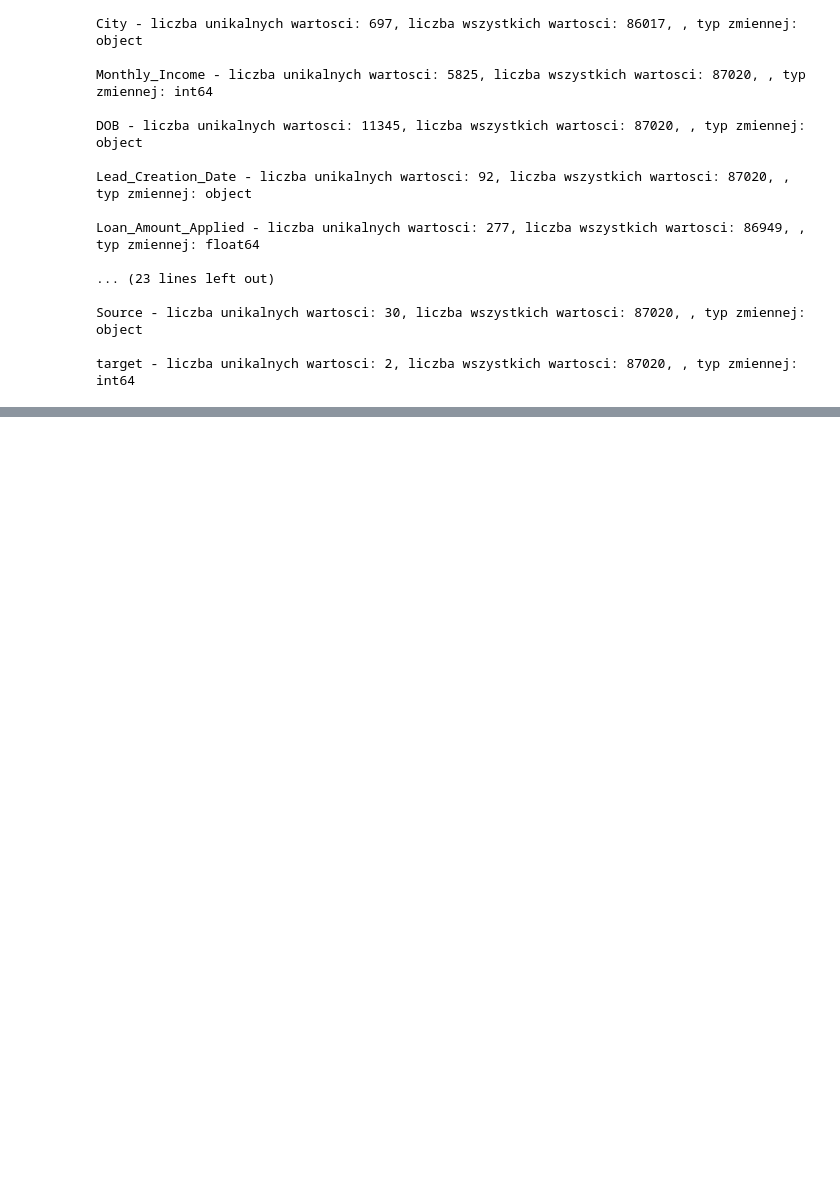
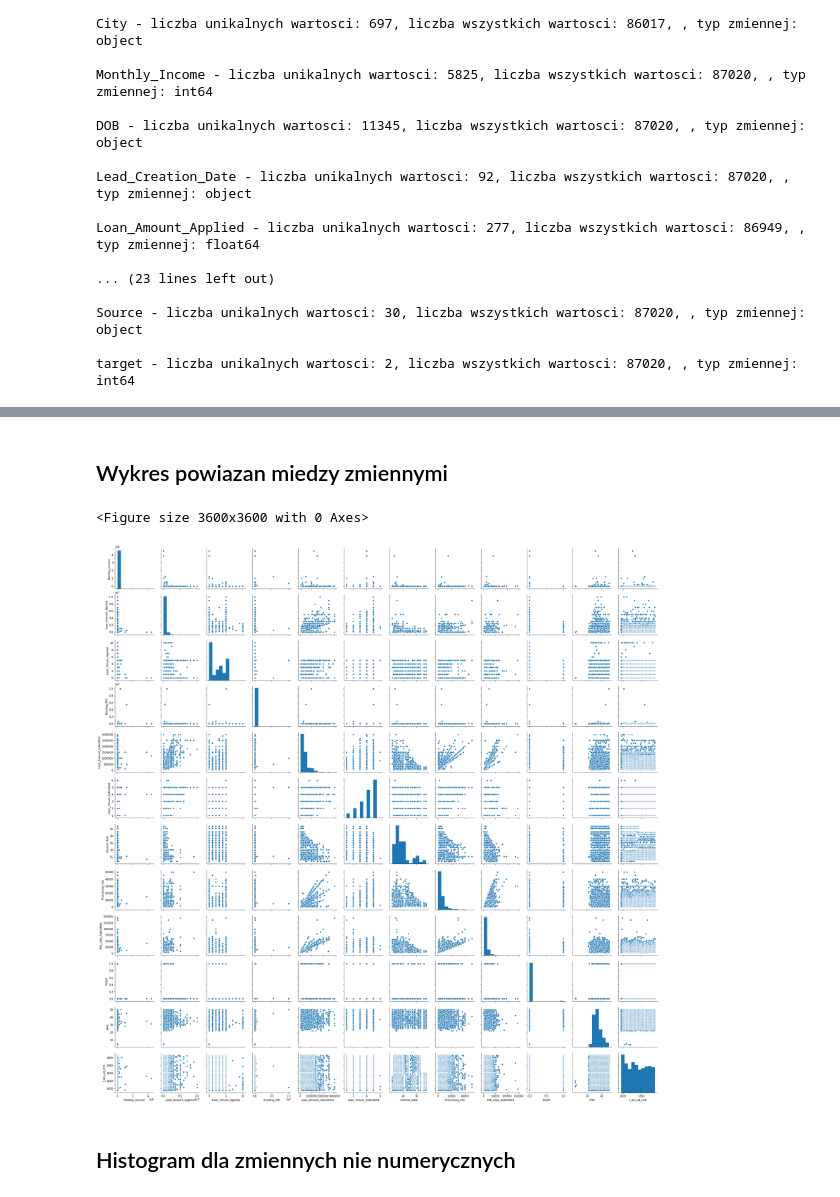
Before and after one commit to piwko-lab/bootcamp, a Jupyter notebook: projekt_gp.ipynb, the cells around one changed output, grey strips where cells are left out. Saved outputs shown, nothing was run; the diff lists cells and outputs as text; code cells hidden in the pictures; blank space fills up the shorter version.

```diff
--- a/projekt_gp.ipynb
+++ b/projekt_gp.ipynb
@@ -250,0 +409,10 @@ y = df.target
+# %% [markdown]
+## Wykres powiazan miedzy zmiennymi
+# %%
+plt.figure(figsize=(50,50));
+sns.pairplot(X);
+# %% [output]
+<Figure size 3600x3600 with 0 Axes>
+[figure, added]
+# %% [markdown]
+## Histogram dla zmiennych nie numerycznych
```
Also changed, not shown: parts of 192 cells of this notebook.
